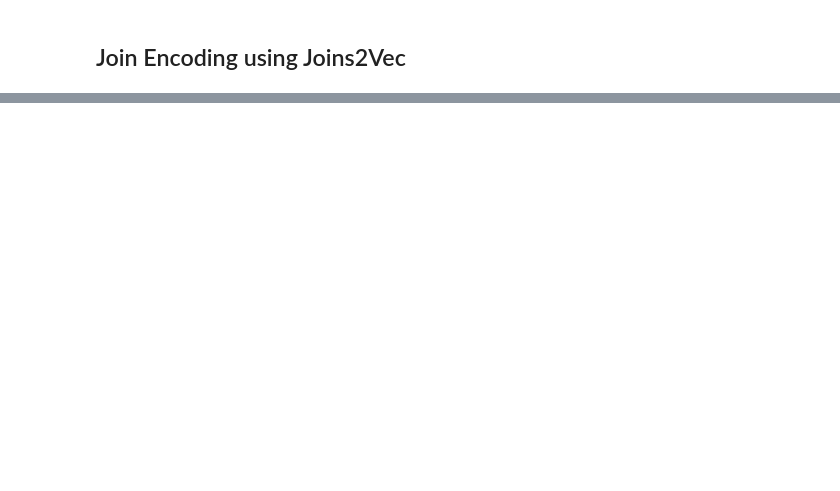
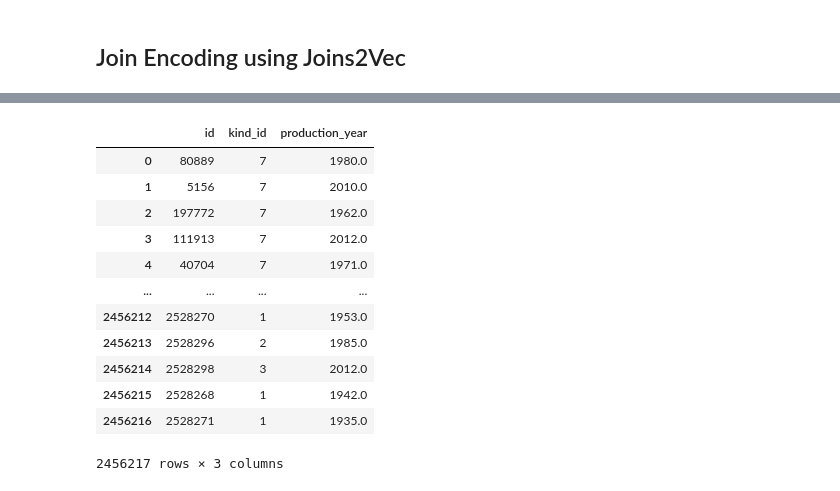
Before and after one commit to Erostrate9/vldb2021_fauce, a Jupyter notebook: colab_notebooks/Fauce.ipynb, the cells around one changed output, grey strips where cells are left out. Cells and saved outputs as stored; diff of their text form; code cells hidden in the pictures; blank space fills up the shorter version.

```diff
--- a/colab_notebooks/Fauce.ipynb
+++ b/colab_notebooks/Fauce.ipynb
@@ -214,0 +400,21 @@ CalledProcessError: Command 'b'source activate qf\ncd /content/vldb2021_fauce/qu
+# %%
+import pandas as pd
+df_title = pd.read_csv("/content/vldb2021_fauce/queries_featurization/build_graphs/dataset/title.csv", escapechar='\\')
+# df_title = df_title[['id', 'kind_id', 'production_year']]
+# df_title = df_title.dropna()
+# df_title.to_csv("/content/vldb2021_fauce/queries_featurization/build_graphs/dataset/title.csv", index=False)
+df_title
+# %% [output]
+|  | id | kind_id | production_year |
+| 0 | 80889 | 7 | 1980.0 |
+| 1 | 5156 | 7 | 2010.0 |
+| 2 | 197772 | 7 | 1962.0 |
+| 3 | 111913 | 7 | 2012.0 |
+| 4 | 40704 | 7 | 1971.0 |
+| ... | ... | ... | ... |
+| 2456212 | 2528270 | 1 | 1953.0 |
+| 2456213 | 2528296 | 2 | 1985.0 |
+| 2456214 | 2528298 | 3 | 2012.0 |
+| 2456215 | 2528268 | 1 | 1942.0 |
+| 2456216 | 2528271 | 1 | 1935.0 |
+2456217 rows × 3 columns
```
Also changed, not shown: parts of 71 cells of this notebook.
